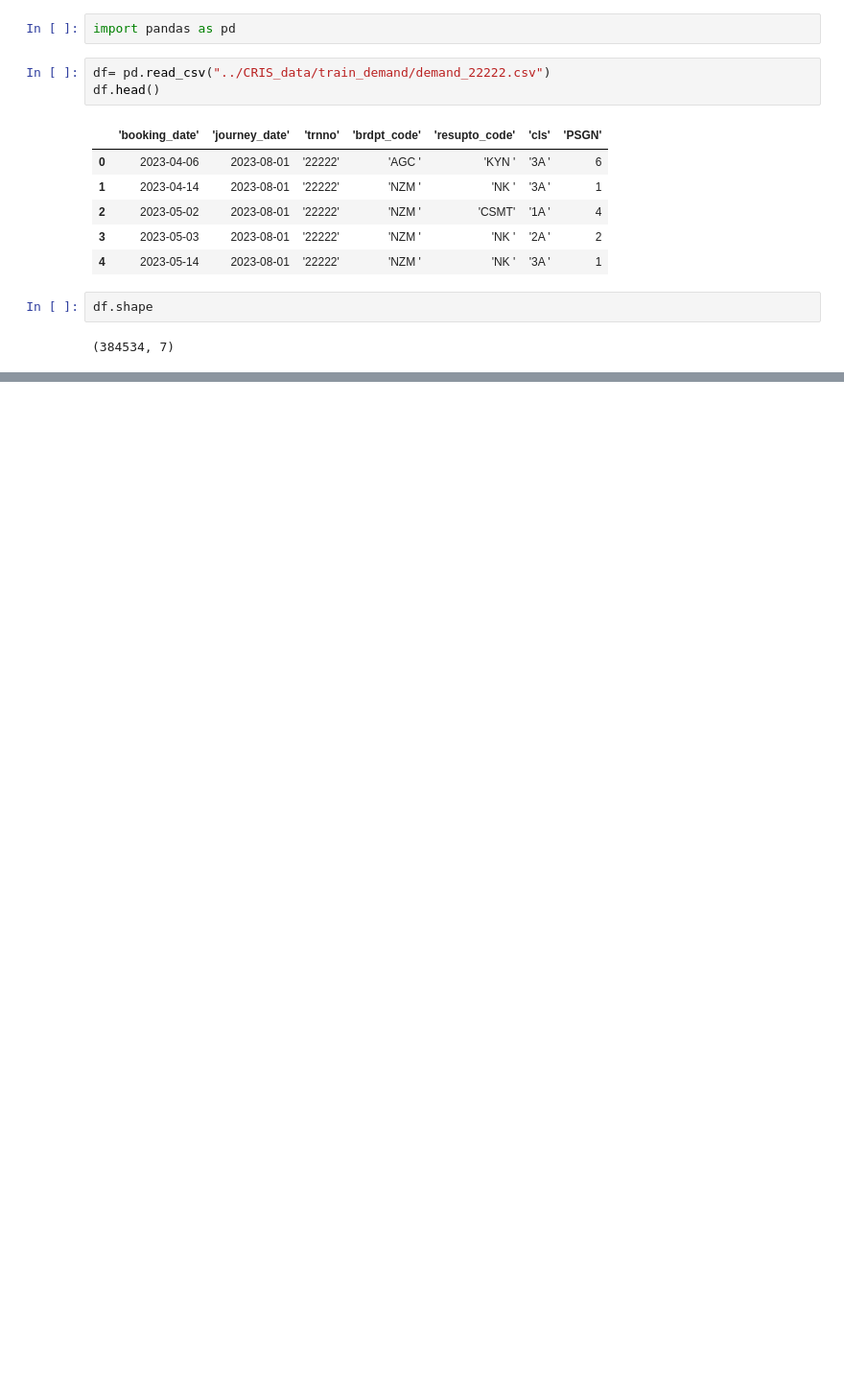
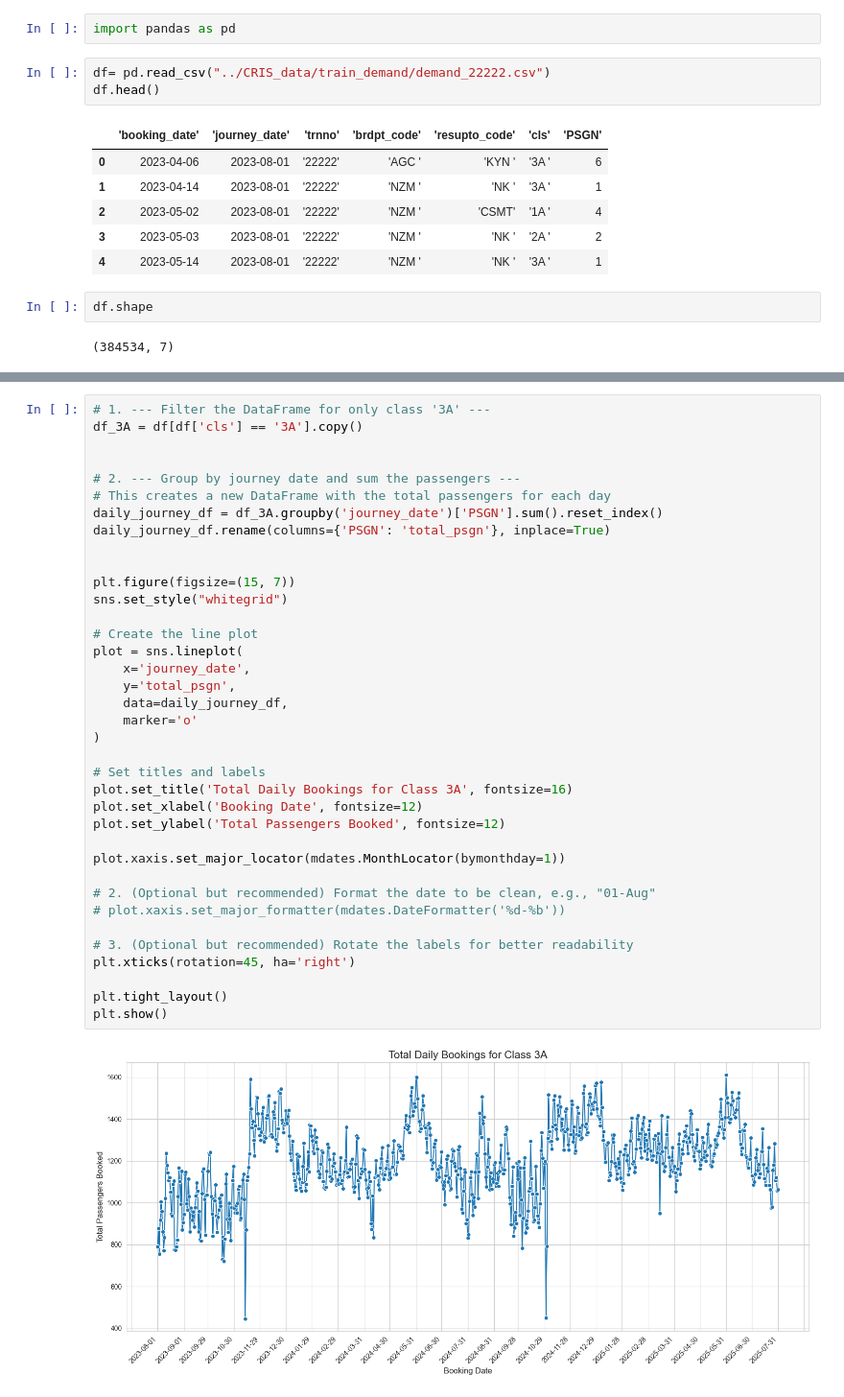
Before and after one commit to yashu1819/DPonTrain, a Jupyter notebook: Analysis/T22222.ipynb, the cells around one changed output, grey strips where cells are left out. Shown at 96% size. Cells and saved outputs as stored; diff of their text form; blank space fills up the shorter version.

```diff
--- a/Analysis/T22222.ipynb
+++ b/Analysis/T22222.ipynb
@@ -54,0 +157,39 @@ Name: 'PSGN', dtype: float64
+# %%
+# 1. --- Filter the DataFrame for only class '3A' ---
+df_3A = df[df['cls'] == '3A'].copy()
+
+
+# 2. --- Group by journey date and sum the passengers ---
+# This creates a new DataFrame with the total passengers for each day
+daily_journey_df = df_3A.groupby('journey_date')['PSGN'].sum().reset_index()
+daily_journey_df.rename(columns={'PSGN': 'total_psgn'}, inplace=True)
+
+
+plt.figure(figsize=(15, 7))
+sns.set_style("whitegrid")
+
+# Create the line plot
+plot = sns.lineplot(
+    x='journey_date',
+    y='total_psgn',
+    data=daily_journey_df,
+    marker='o'
+)
+
+# Set titles and labels
+plot.set_title('Total Daily Bookings for Class 3A', fontsize=16)
+plot.set_xlabel('Booking Date', fontsize=12)
+plot.set_ylabel('Total Passengers Booked', fontsize=12)
+
+plot.xaxis.set_major_locator(mdates.MonthLocator(bymonthday=1))
+
+# 2. (Optional but recommended) Format the date to be clean, e.g., "01-Aug"
+# plot.xaxis.set_major_formatter(mdates.DateFormatter('%d-%b'))
+
+# 3. (Optional but recommended) Rotate the labels for better readability
+plt.xticks(rotation=45, ha='right')
+
+plt.tight_layout()
+plt.show()
+# %% [output]
+[figure, added]
```
Also changed, not shown: parts of 8 cells of this notebook.
